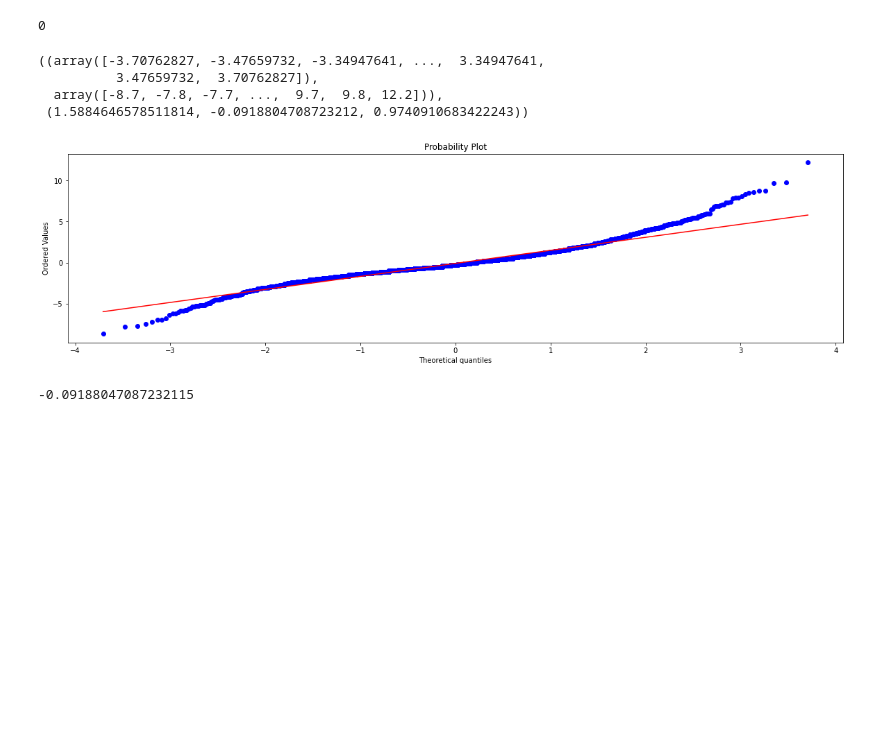
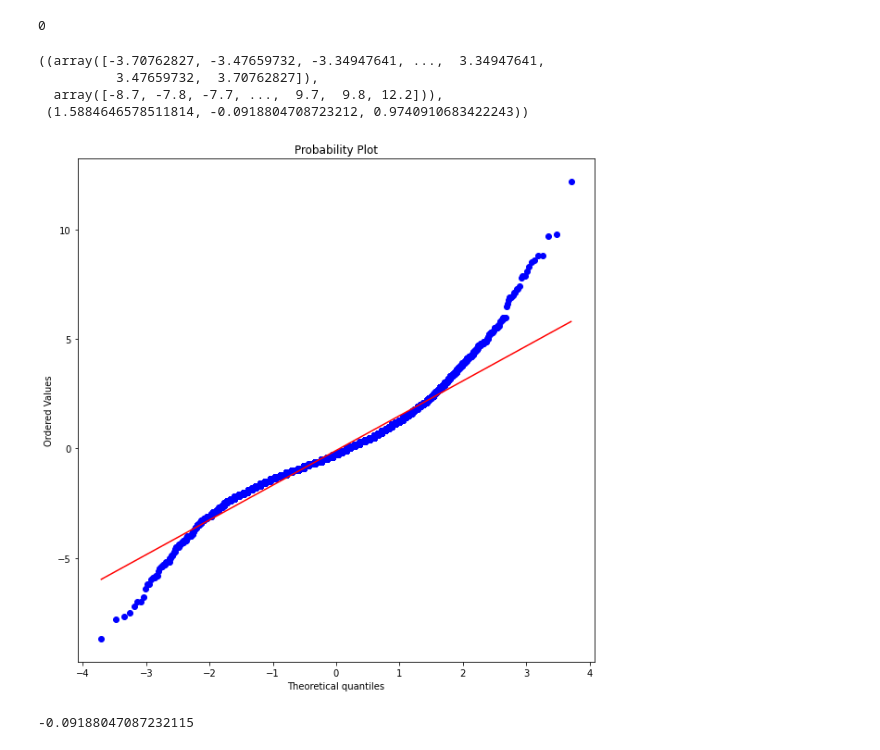
Before and after one commit to cacbondioxit/xG-Differential-Project, a Jupyter notebook: xG_Differential_Project.ipynb, the cells around one changed output. Saved outputs shown, nothing was run; the diff lists cells and outputs as text; code cells hidden in the pictures; blank space fills up the shorter version.

```diff
--- a/xG_Differential_Project.ipynb
+++ b/xG_Differential_Project.ipynb
@@ -320,16 +320,16 @@ np.isnan(xg_diff).sum()
 # %%
 import scipy.stats as stats
 
-fig = plt.figure(figsize=(20,5))
+fig = plt.figure(figsize=(10,10))
 ax = fig.add_subplot()
 
 stats.probplot(xg_diff, dist=stats.norm, plot=ax)
 # %% [output]
 ((array([-3.70762827, -3.47659732, -3.34947641, ...,  3.34947641,
           3.47659732,  3.70762827]),
   array([-8.7, -7.8, -7.7, ...,  9.7,  9.8, 12.2])),
  (1.5884646578511814, -0.0918804708723212, 0.9740910683422243))
-[figure, old version]
+[figure, new version]
 # %%
 xg_diff.mean()
 # %% [output]
```
